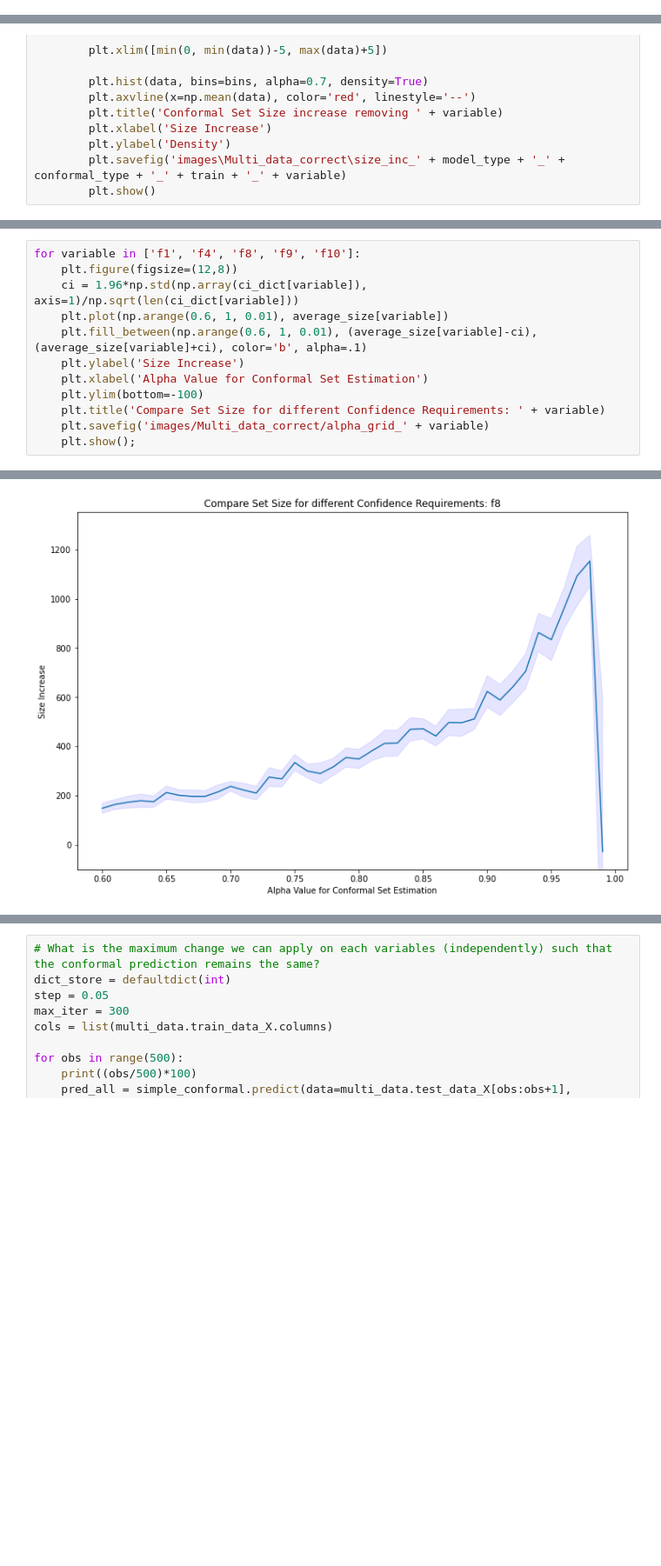
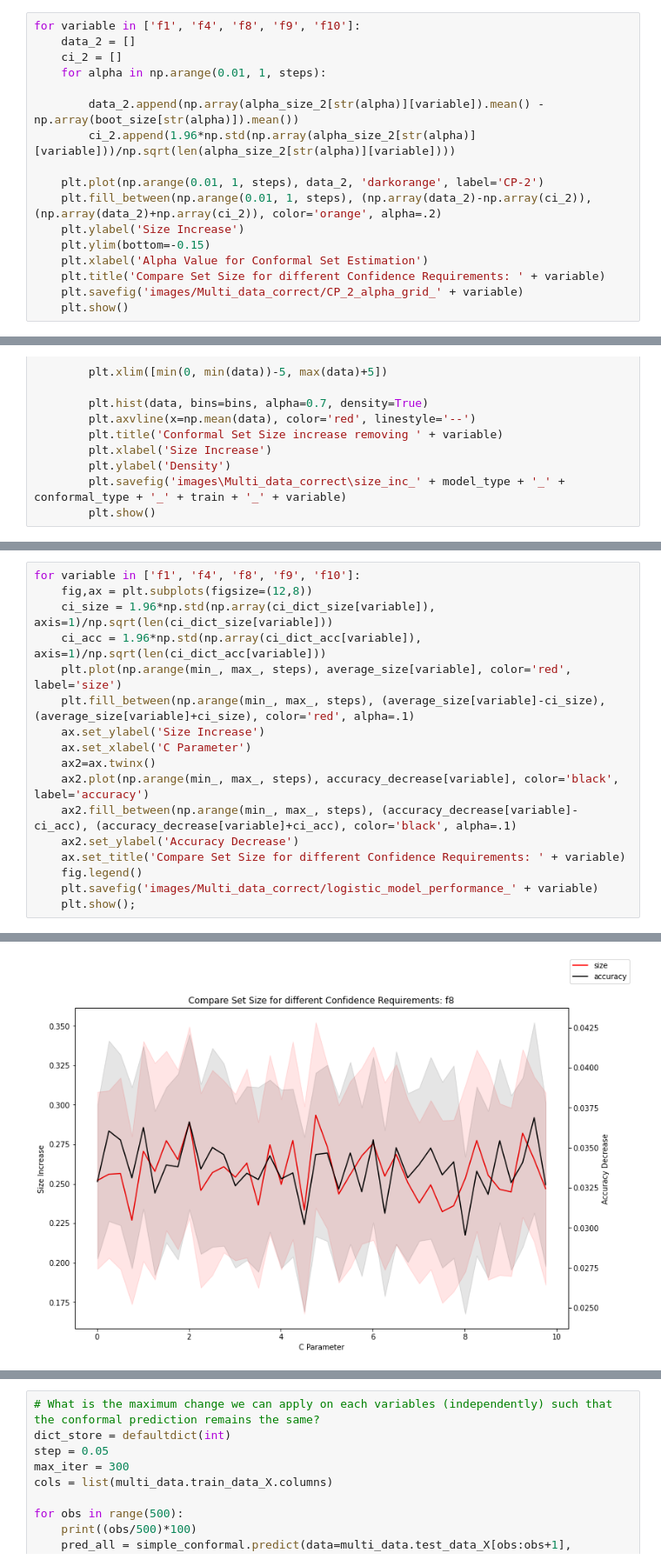
Before and after one commit to JuanMataNaranjo/Explain_Conformal, a Jupyter notebook: multiclassification_data.ipynb, the cells around one changed output, grey strips where cells are left out. Shown at 87% size. Drawn from its saved outputs; the diff is of its cells as text; blank space fills up the shorter version.

```diff
--- a/multiclassification_data.ipynb
+++ b/multiclassification_data.ipynb
@@ -462,3 +334,20 @@ for variable in multi_data.calib_data_X.columns:
+# %%
+for variable in ['f1', 'f4', 'f8', 'f9', 'f10']:
+    data_2 = []
+    ci_2 = []
+    for alpha in np.arange(0.01, 1, steps):
+
+        data_2.append(np.array(alpha_size_2[str(alpha)][variable]).mean() - np.array(boot_size[str(alpha)]).mean())
+        ci_2.append(1.96*np.std(np.array(alpha_size_2[str(alpha)][variable]))/np.sqrt(len(alpha_size_2[str(alpha)][variable])))
+
+    plt.plot(np.arange(0.01, 1, steps), data_2, 'darkorange', label='CP-2')
+    plt.fill_between(np.arange(0.01, 1, steps), (np.array(data_2)-np.array(ci_2)), (np.array(data_2)+np.array(ci_2)), color='orange', alpha=.2)
+    plt.ylabel('Size Increase')
+    plt.ylim(bottom=-0.15)
+    plt.xlabel('Alpha Value for Conformal Set Estimation')
+    plt.title('Compare Set Size for different Confidence Requirements: ' + variable)
+    plt.savefig('images/Multi_data_correct/CP_2_alpha_grid_' + variable)
+    plt.show()
 # %% [markdown]
 ### Now that we have found the issue
 # %%
@@ -617,13 +543,18 @@ for variable in ['f1', 'f4', 'f8', 'f9', 'f10']:
 # %%
 for variable in ['f1', 'f4', 'f8', 'f9', 'f10']:
-    plt.figure(figsize=(12,8))
-    ci = 1.96*np.std(np.array(ci_dict[variable]), axis=1)/np.sqrt(len(ci_dict[variable]))
-    plt.plot(np.arange(0.6, 1, 0.01), average_size[variable])
-    plt.fill_between(np.arange(0.6, 1, 0.01), (average_size[variable]-ci), (average_size[variable]+ci), color='b', alpha=.1)
-    plt.ylabel('Size Increase')
-    plt.xlabel('Alpha Value for Conformal Set Estimation')
-    plt.ylim(bottom=-100)
-    plt.title('Compare Set Size for different Confidence Requirements: ' + variable)
-    plt.savefig('images/Multi_data_correct/alpha_grid_' + variable)
+    fig,ax = plt.subplots(figsize=(12,8))
+    ci_size = 1.96*np.std(np.array(ci_dict_size[variable]), axis=1)/np.sqrt(len(ci_dict_size[variable]))
+    ci_acc = 1.96*np.std(np.array(ci_dict_acc[variable]), axis=1)/np.sqrt(len(ci_dict_acc[variable]))
+    plt.plot(np.arange(min_, max_, steps), average_size[variable], color='red', label='size')
+    plt.fill_between(np.arange(min_, max_, steps), (average_size[variable]-ci_size), (average_size[variable]+ci_size), color='red', alpha=.1)
+    ax.set_ylabel('Size Increase')
+    ax.set_xlabel('C Parameter')
+    ax2=ax.twinx()
+    ax2.plot(np.arange(min_, max_, steps), accuracy_decrease[variable], color='black', label='accuracy')
+    ax2.fill_between(np.arange(min_, max_, steps), (accuracy_decrease[variable]-ci_acc), (accuracy_decrease[variable]+ci_acc), color='black', alpha=.1)
+    ax2.set_ylabel('Accuracy Decrease')
+    ax.set_title('Compare Set Size for different Confidence Requirements: ' + variable)
+    fig.legend()
+    plt.savefig('images/Multi_data_correct/logistic_model_performance_' + variable)
     plt.show();
 # %% [output]
@@ -632 +563 @@ for variable in ['f1', 'f4', 'f8', 'f9', 'f10']:
-[figure, old version]
+[figure, new version]
```
Also changed, not shown: parts of 29 cells of this notebook, 7 other files.
